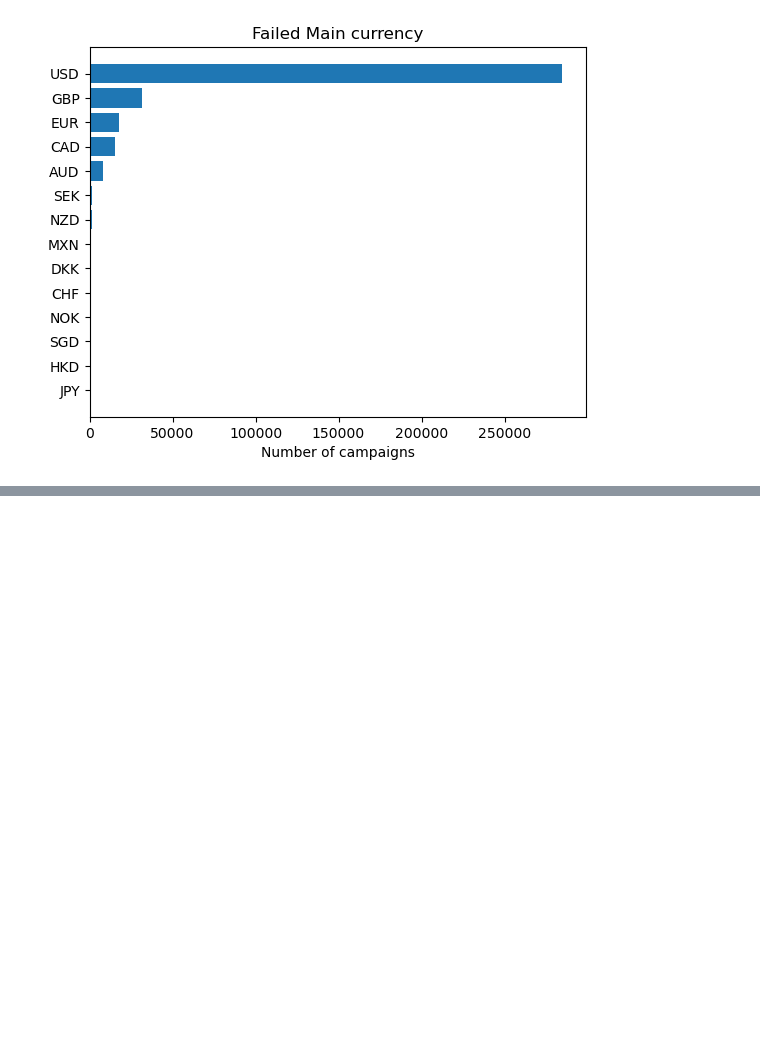
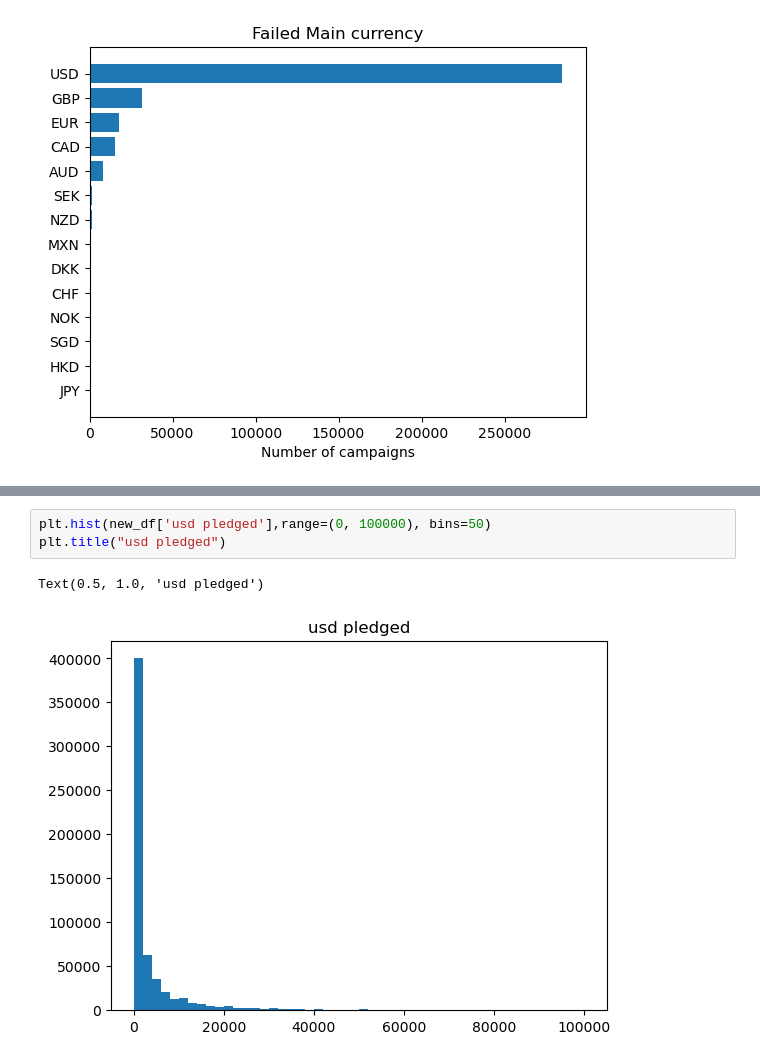
Before and after one commit to Iten-No-404/KickStarter-Success-Prediction, a Jupyter notebook: EDA.ipynb, the cells around one changed output, grey strips where cells are left out. Saved outputs shown, nothing was run; the diff lists cells and outputs as text; blank space fills up the shorter version.

```diff
--- a/EDA.ipynb
+++ b/EDA.ipynb
@@ -222,0 +245,6 @@ Text(0.5, 0, 'Number of campaigns')
+# %%
+plt.hist(new_df['usd pledged'],range=(0, 100000), bins=50)
+plt.title("usd pledged")
+# %% [output]
+Text(0.5, 1.0, 'usd pledged')
+[figure, added]
```
Also changed, not shown: parts of 7 cells of this notebook.
